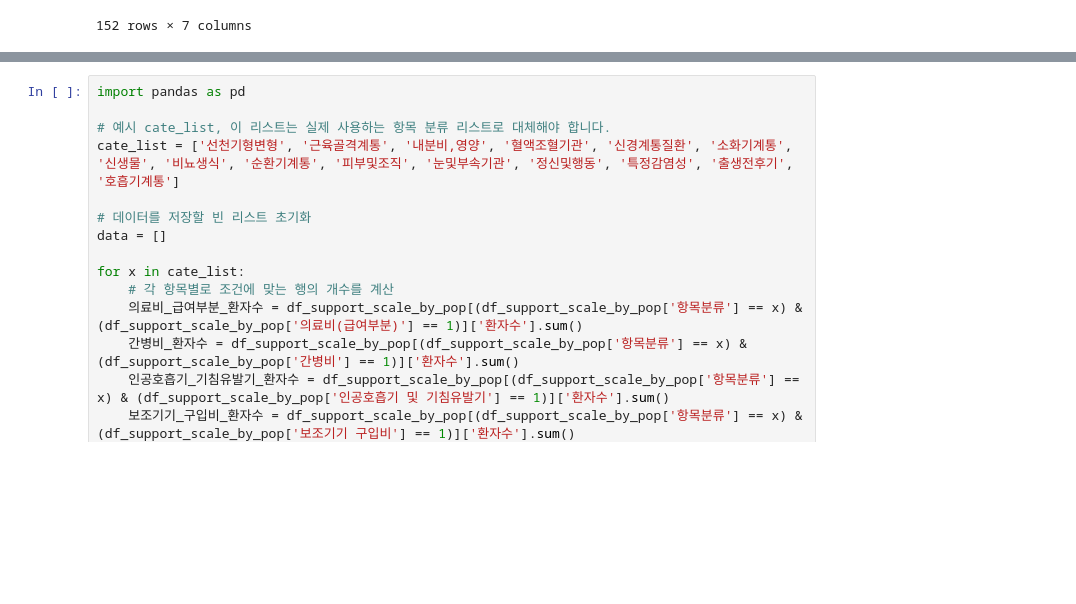
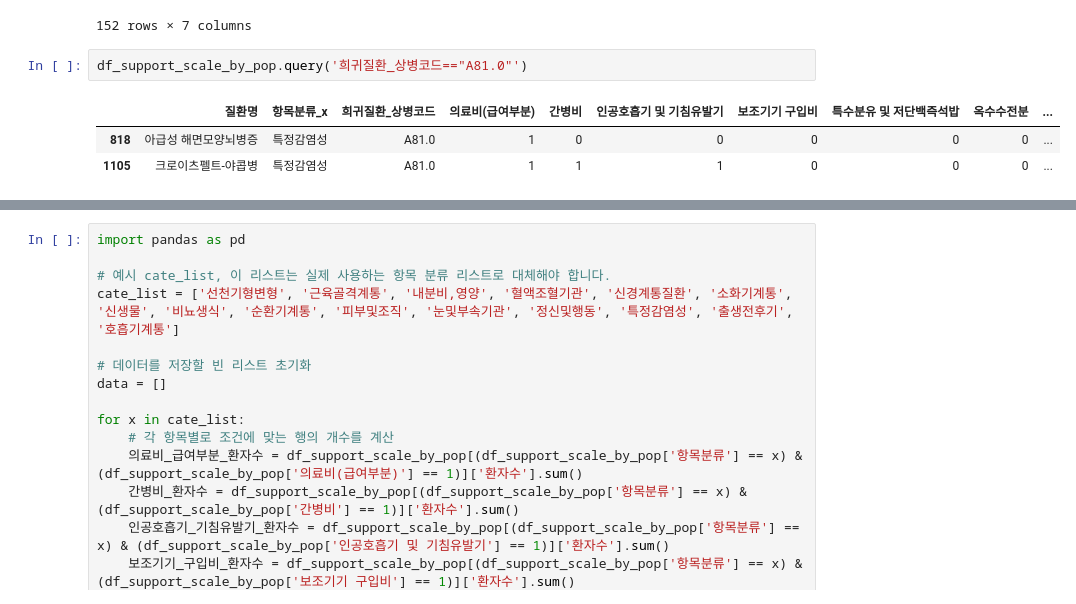
Before and after one commit to kdj0712/rare_field_fastapis, a Jupyter notebook: data/data_analysis/persona2/ipynb/jisu.ipynb, the cells around one changed output, grey strips where cells are left out. Drawn from its saved outputs; the diff is of its cells as text; blank space fills up the shorter version.

```diff
--- a/data/data_analysis/persona2/ipynb/jisu.ipynb
+++ b/data/data_analysis/persona2/ipynb/jisu.ipynb
@@ -1038,3 +1038,9 @@ df_support_scale_by_pop[(df_support_scale_by_pop['항목분류_x']=='선천기
 | Q98.1 | 1.0 | 0.0 | 0.0 | 0.0 | 0.0 | 0.0 | NaN |
 | Q98.2 | 1.0 | 0.0 | 0.0 | 0.0 | 0.0 | 0.0 | NaN |
 152 rows × 7 columns
+# %%
+df_support_scale_by_pop.query('희귀질환_상병코드=="A81.0"')
+# %% [output]
+|  | 질환명 | 항목분류_x | 희귀질환_상병코드 | 의료비(급여부분) | 간병비 | 인공호흡기 및 기침유발기 | 보조기기 구입비 | 특수분유 및 저단백즉석밥 | 옥수수전분 | ... |
+| 818 | 아급성 해면모양뇌병증 | 특정감염성 | A81.0 | 1 | 0 | 0 | 0 | 0 | 0 | ... |
+| 1105 | 크로이츠펠트-야콥병 | 특정감염성 | A81.0 | 1 | 1 | 1 | 0 | 0 | 0 | ... |
```
Also changed, not shown: parts of 1 cell of this notebook.
